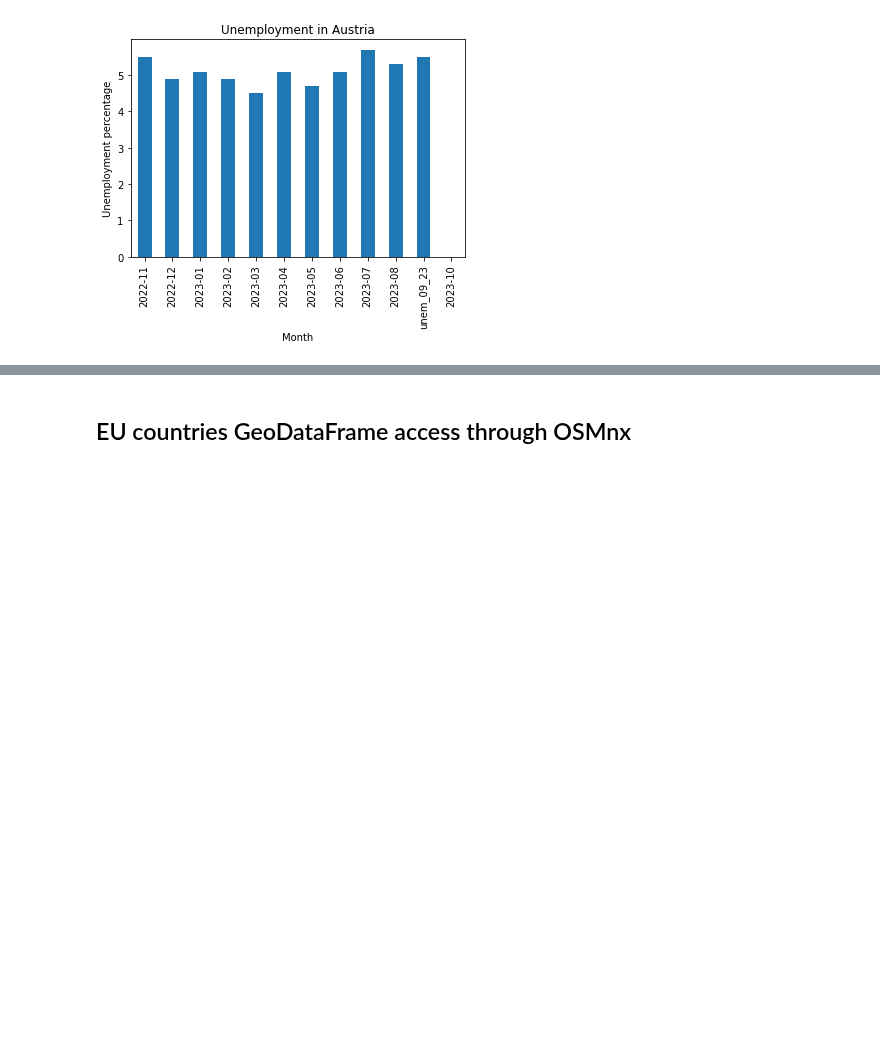
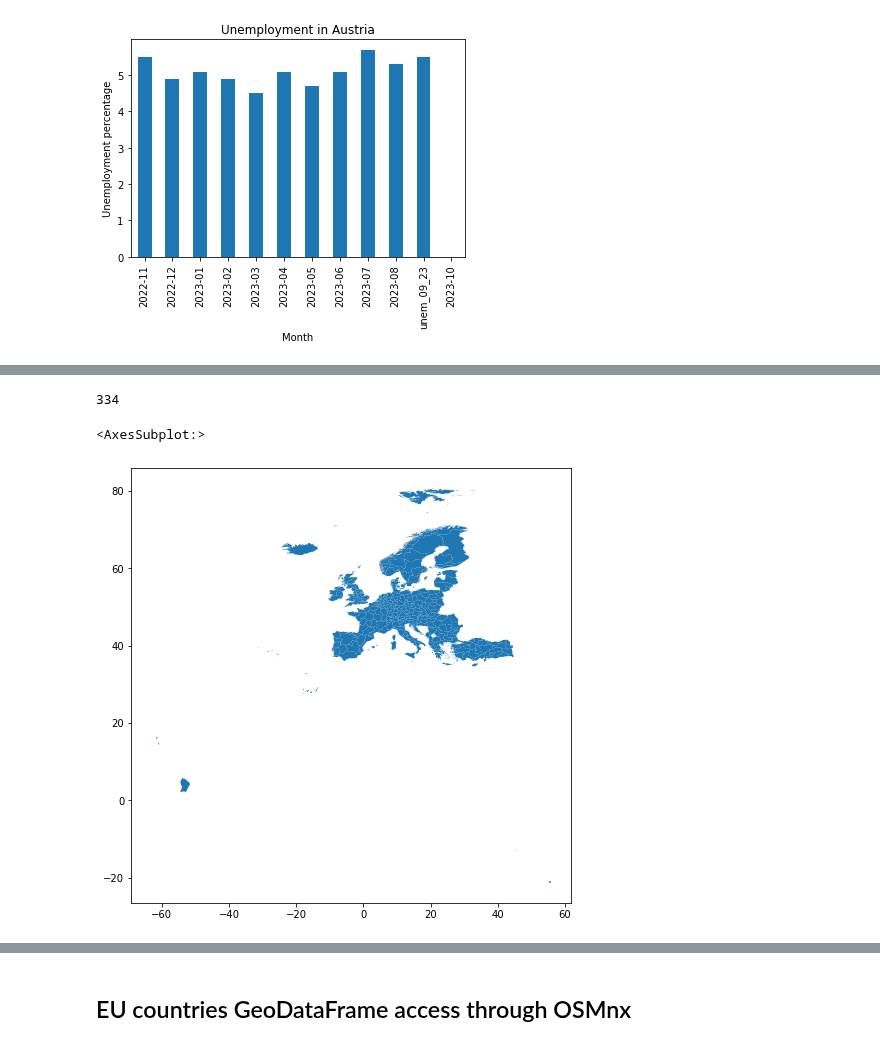
Before and after one commit to GISAdamToth/ArcGIS_Notebooks_thesis, a Jupyter notebook: eurostat/eurostat.ipynb, the cells around one changed output, grey strips where cells are left out. Drawn from its saved outputs; the diff is of its cells as text; code cells hidden in the pictures; blank space fills up the shorter version.

Commit message:
nuts2.geojson download, read as gdf, filter by coordinates and columns

```diff
--- a/eurostat/eurostat.ipynb
+++ b/eurostat/eurostat.ipynb
@@ -175,0 +185,11 @@ _ = ax.set_ylabel('Unemployment percentage')
+# %%
+#url = "https://gisco-services.ec.europa.eu/distribution/v2/nuts/shp/NUTS_RG_20M_2021_3035.shp.zip"
+
+# URL of the nuts2 geojson to download
+url = "https://gisco-services.ec.europa.eu/distribution/v2/nuts/geojson/NUTS_RG_01M_2021_4326_LEVL_2.geojson"
+#url = "https://gisco-services.ec.europa.eu/distribution/v2/nuts/download/ref-nuts-2021-01m.geojson.zip"
+
+# file name and path for saving the downloaded geojson
+file_name = "NUTS_RG_01M_2021_4326_LEVL_2.geojson"
+#file_name = "ref-nuts-2021-01m.geojson.zip"
+file_path = os.path.join("D:/ArcGIS_Notebooks_thesis/eurostat/", file_name)
@@ -175,0 +210,3 @@ _ = ax.set_ylabel('Unemployment percentage')
+# %%
+gdf_from_geojson = geopandas.read_file(file_path)
+gdf_from_geojson.head()
@@ -175,0 +241,3 @@ _ = ax.set_ylabel('Unemployment percentage')
+# %%
+gdf_from_geojson = gdf_from_geojson.loc[:, ('NUTS_ID', 'CNTR_CODE', 'NAME_LATN', 'NUTS_NAME', 'geometry')]
+gdf_from_geojson
@@ -175,0 +258,7 @@ _ = ax.set_ylabel('Unemployment percentage')
+# %%
+print(len(gdf_from_geojson))
+gdf_from_geojson.plot(figsize=(8, 8))
+# %% [output]
+334
+<AxesSubplot:>
+[figure, added]
```
Also changed, not shown: parts of 22 cells of this notebook, 2 other files.
